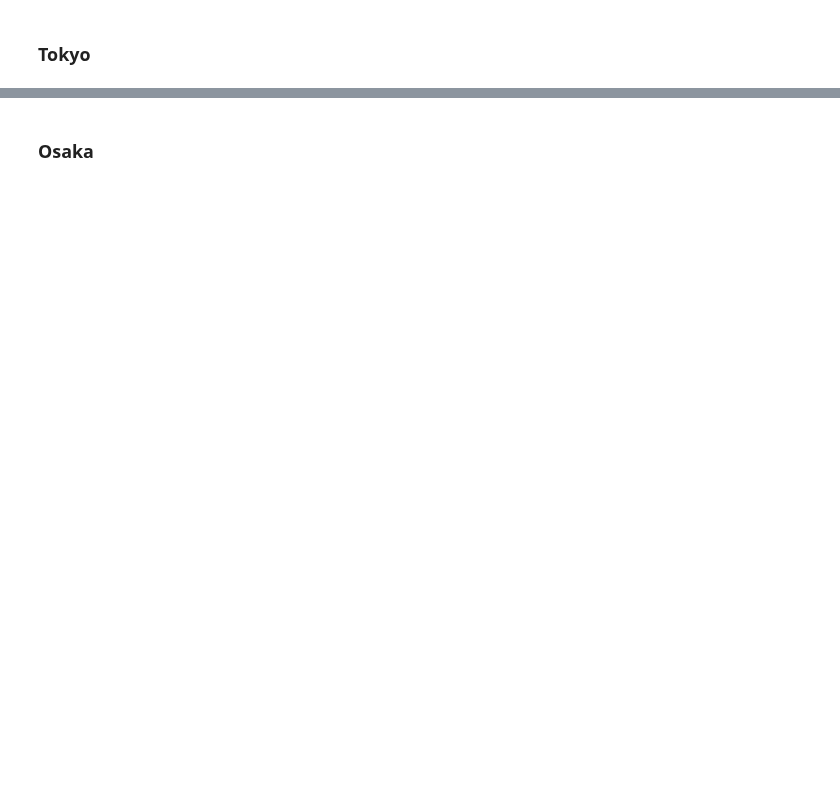
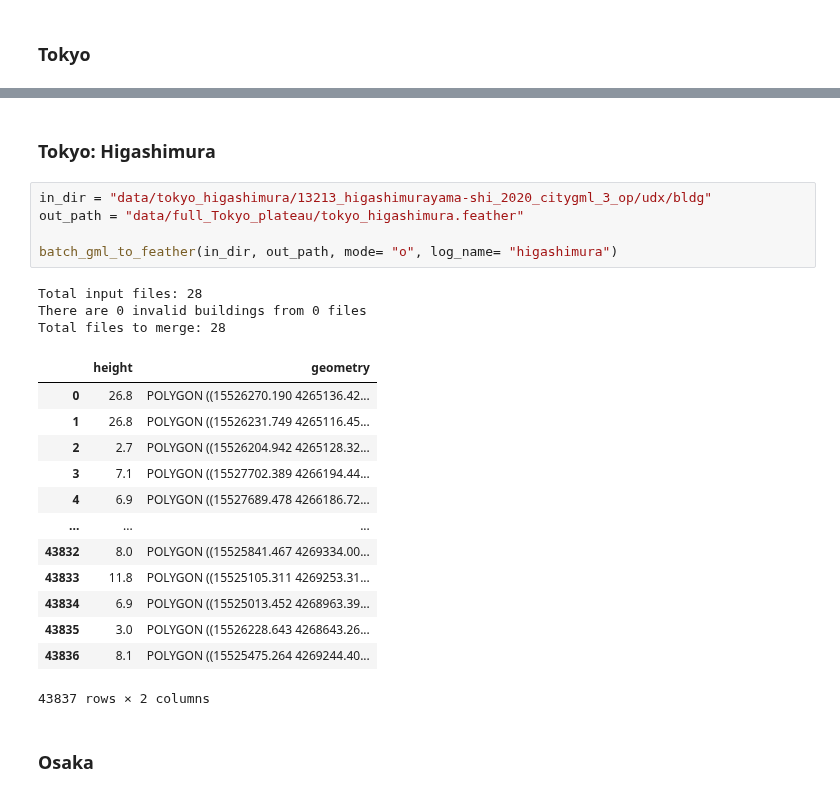
Before and after one commit to LQCHAN022/UMP-estimation, a Jupyter notebook: data_pipeline.ipynb, the cells around one changed output, grey strips where cells are left out. Cells and saved outputs as stored; diff of their text form; blank space fills up the shorter version.

```diff
--- a/data_pipeline.ipynb
+++ b/data_pipeline.ipynb
@@ -217,3 +224,27 @@ Total files to merge: 671
+# %% [markdown]
+### Tokyo: Higashimura
+# %%
+in_dir = "data/tokyo_higashimura/13213_higashimurayama-shi_2020_citygml_3_op/udx/bldg"
+out_path = "data/full_Tokyo_plateau/tokyo_higashimura.feather"
+
+batch_gml_to_feather(in_dir, out_path, mode= "o", log_name= "higashimura")
+# %% [output]
+Total input files: 28
+There are 0 invalid buildings from 0 files
+Total files to merge: 28
+|  | height | geometry |
+| 0 | 26.8 | POLYGON ((15526270.190 4265136.42... |
+| 1 | 26.8 | POLYGON ((15526231.749 4265116.45... |
+| 2 | 2.7 | POLYGON ((15526204.942 4265128.32... |
+| 3 | 7.1 | POLYGON ((15527702.389 4266194.44... |
+| 4 | 6.9 | POLYGON ((15527689.478 4266186.72... |
+| ... | ... | ... |
+| 43832 | 8.0 | POLYGON ((15525841.467 4269334.00... |
+| 43833 | 11.8 | POLYGON ((15525105.311 4269253.31... |
+| 43834 | 6.9 | POLYGON ((15525013.452 4268963.39... |
+| 43835 | 3.0 | POLYGON ((15526228.643 4268643.26... |
+| 43836 | 8.1 | POLYGON ((15525475.264 4269244.40... |
+43837 rows × 2 columns
 # %% [markdown]
 ### Osaka
 # %%
```
Also changed, not shown: parts of 17 cells of this notebook.
